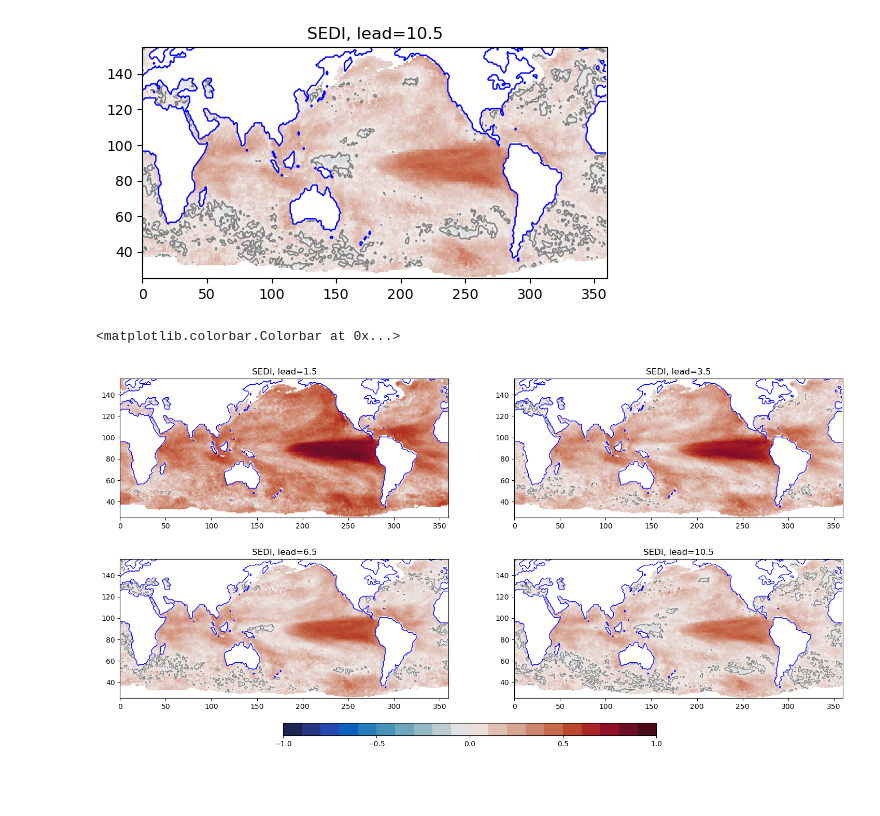
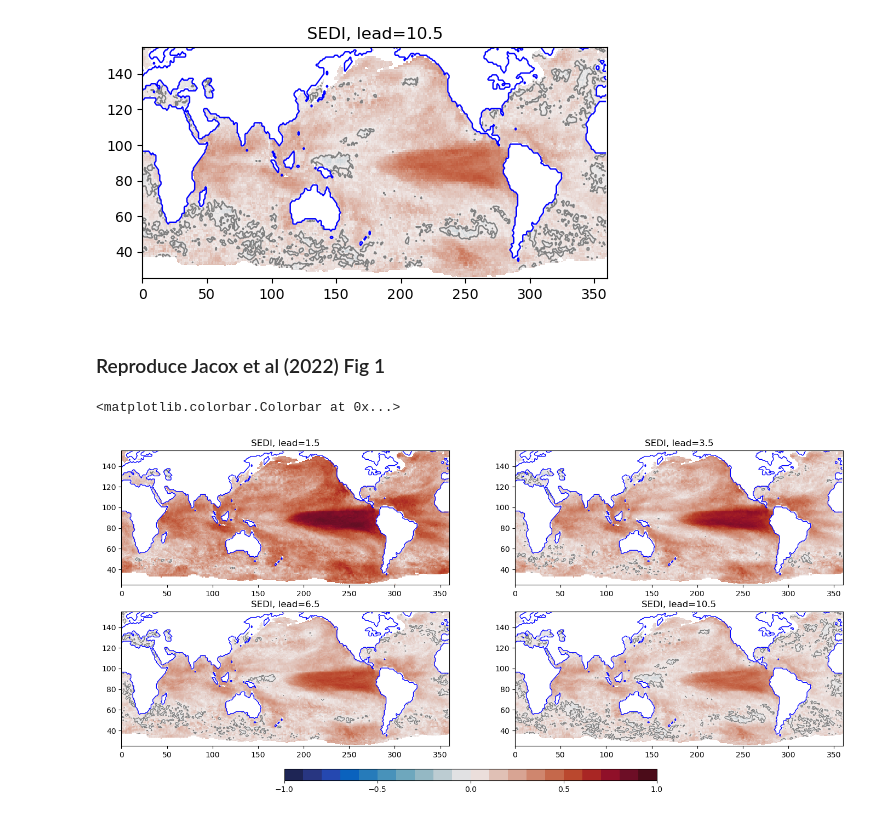
Before and after one commit to e-olson/MHW, a Jupyter notebook: MHW_JacoxFigs/SEDI-v2.ipynb, the cells around one changed output. Drawn from its saved outputs; the diff is of its cells as text; code cells hidden in the pictures; blank space fills up the shorter version.

```diff
--- a/MHW_JacoxFigs/SEDI-v2.ipynb
+++ b/MHW_JacoxFigs/SEDI-v2.ipynb
@@ -238,3 +232,10 @@ m3=ax.contour(lm,linewidths=1,colors='b')
+# %%
+def fSEDI(il):
+    if is_detrend:
+        f_save = f'{dir}/SEDI_MME_l{il}_detrended_{years[0]}_{years[1]}.nc'
+    else:
+        f_save = f'{dir}/SEDI_MME_l{il}_{years[0]}_{years[1]}.nc'
+    return f_save
 # %%
 def calcSEDI_il(il,save=False):
     # Loop through models
@@ -275,11 +276,8 @@ def calcSEDI_il(il,save=False):
     SEDI=(np.log(F)-np.log(H)-np.log(1-F)+np.log(1-H))/(np.log(F)+np.log(H)+np.log(1-F)+np.log(1-H))
     lmask=np.sum(fobs.is_mhw.data,axis=0)==0
     icemask=AmaxH>0.5
+    f_save=fSEDI(il)
     if save:
-        if is_detrend:
-            f_save = f'{dir}/SEDI_MME_l{il}_detrended_{years[0]}_{years[1]}.nc'
-        else:
-            f_save = f'{dir}/SEDI_MME_l{il}_{years[0]}_{years[1]}.nc'
         xout=xr.Dataset(data_vars={'lon':(['X',],ffor.lon.values),
                     'lat':(['Y',],ffor.lat.values),
                     'SEDI':(['Y','X'],SEDI),
@@ -289,10 +287,23 @@ def calcSEDI_il(il,save=False):
         xout.to_netcdf(f_save,mode='w')
     ffor.close()
     return lmask,np.ma.masked_where(icemask,SEDI)
+# %%
+def get_SEDI(il,save=False):
+    f_save=fSEDI(il)
+    if os.path.exists(f_save):
+        with xr.open_dataset(f_save) as ff:
+            lm=np.array(ff.lmask.values)
+            ice=np.array(ff.icemask.values)
+            SEDI=np.array(ff.SEDI.values)
+    else:
+        lm,SEDI=calcSEDI_il(il,True)
+    return lm,np.ma.masked_where(ice,SEDI)
+# %% [markdown]
+### Reproduce Jacox et al (2022) Fig 1
 # %%
-fig,axs=plt.subplots(2,2,figsize=(18,8),gridspec_kw={'hspace':.3})
+fig,axs=plt.subplots(2,2,figsize=(17,7),gridspec_kw={'hspace':.2})
 ax=axs[0,0]; il=1
-lm,SEDI=calcSEDI_il(il,True)
+lm,SEDI=get_SEDI(il,True)
 #m=ax.contourf(SEDI,levels=np.arange(-1,1.1,.1),vmin=-1,vmax=1,cmap=cmocean.cm.balance)
 m1=ax.pcolormesh(SEDI,vmin=-1,vmax=1,cmap=cmocean.cm.balance)
 m2=ax.contour(SEDI,[0,],colors='gray',linewidths=1)
@@ -302,37 +313,37 @@ ax.set_title(f'SEDI, lead={il+.5}')
 m3=ax.contour(lm,linewidths=1,colors='b')
 
 ax=axs[0,1]; il=3
-lm,SEDI=calcSEDI_il(il,True)
+lm,SEDI=get_SEDI(il,True)
 #m=ax.contourf(SEDI,levels=np.arange(-1,1.1,.1),vmin=-1,vmax=1,cmap=cmocean.cm.balance)
 m1=ax.pcolormesh(SEDI,vmin=-1,vmax=1,cmap=cmocean.cm.balance)
 m2=ax.contour(SEDI,[0,],colors='gray',linewidths=1)
 #fig.colorbar(m,ax=ax)
 ax.set_ylim(25,155)
 ax.set_title(f'SEDI, lead={il+.5}')
 m3=ax.contour(lm,linewidths=1,colors='b')
 
 ax=axs[1,0]; il=6
-lm,SEDI=calcSEDI_il(il,True)
+lm,SEDI=get_SEDI(il,True)
 #m=ax.contourf(SEDI,levels=np.arange(-1,1.1,.1),vmin=-1,vmax=1,cmap=cmocean.cm.balance)
 m1=ax.pcolormesh(SEDI,vmin=-1,vmax=1,cmap=cmocean.cm.balance)
 m2=ax.contour(SEDI,[0,],colors='gray',linewidths=1)
 #fig.colorbar(m,ax=ax)
 ax.set_ylim(25,155)
 ax.set_title(f'SEDI, lead={il+.5}')
 m3=ax.contour(lm,linewidths=1,colors='b')
 
 ax=axs[1,1]; il=10
-lm,SEDI=calcSEDI_il(il,True)
+lm,SEDI=get_SEDI(il,True)
 m=ax.contourf(SEDI,levels=np.arange(-1,1.1,.1),vmin=-1,vmax=1,cmap=cmocean.cm.balance)
 m1=ax.pcolormesh(SEDI,vmin=-1,vmax=1,cmap=cmocean.cm.balance)
 m2=ax.contour(SEDI,[0,],colors='gray',linewidths=1)
 #fig.colorbar(m,ax=ax)
 ax.set_ylim(25,155)
 ax.set_title(f'SEDI, lead={il+.5}')
 m3=ax.contour(lm,linewidths=1,colors='b')
 
 ml=fig.add_axes([.3,.02,.4,.03])
 fig.colorbar(m,cax=ml,orientation='horizontal',ticks=[-1.0,-.5,0,.5,1.0])
 # %% [output]
 <matplotlib.colorbar.Colorbar at 0x...>
-[figure, old version]
+[figure, new version]
```
Also changed, not shown: parts of 15 cells of this notebook, 5 other files.
